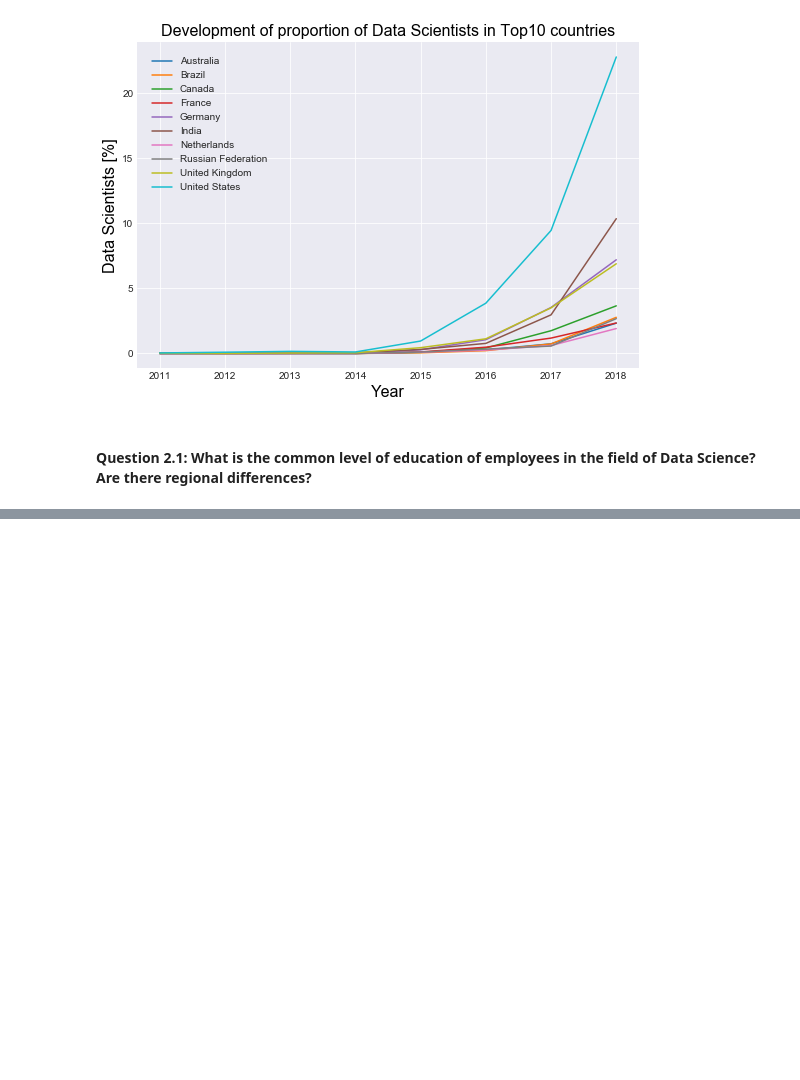
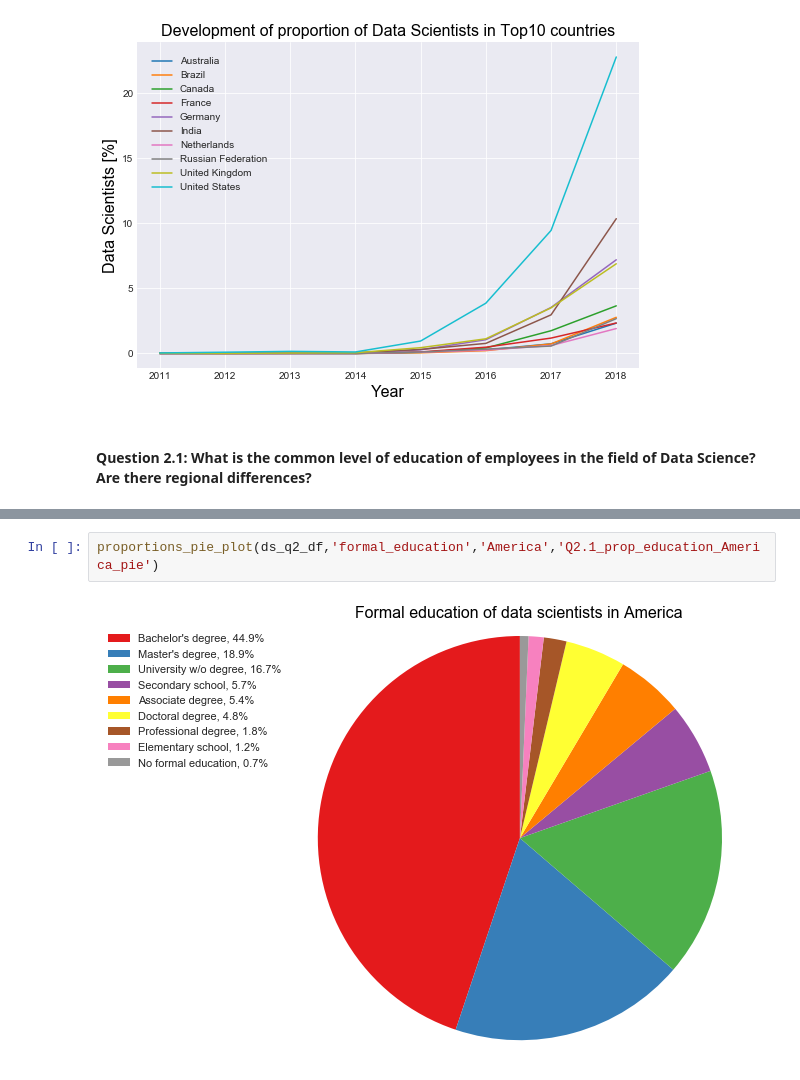
Before and after one commit to oliverkroening/Udacity_DSND_Project04, a Jupyter notebook: Data_Science_Europe.ipynb, the cells around one changed output, grey strips where cells are left out. Saved outputs shown, nothing was run; the diff lists cells and outputs as text; blank space fills up the shorter version.

```diff
--- a/Data_Science_Europe.ipynb
+++ b/Data_Science_Europe.ipynb
@@ -1693,0 +1722,4 @@ list(y1.index)
+# %%
+proportions_pie_plot(ds_q2_df,'formal_education','America','Q2.1_prop_education_America_pie')
+# %% [output]
+[figure, added]
```
Also changed, not shown: parts of 35 cells of this notebook.
